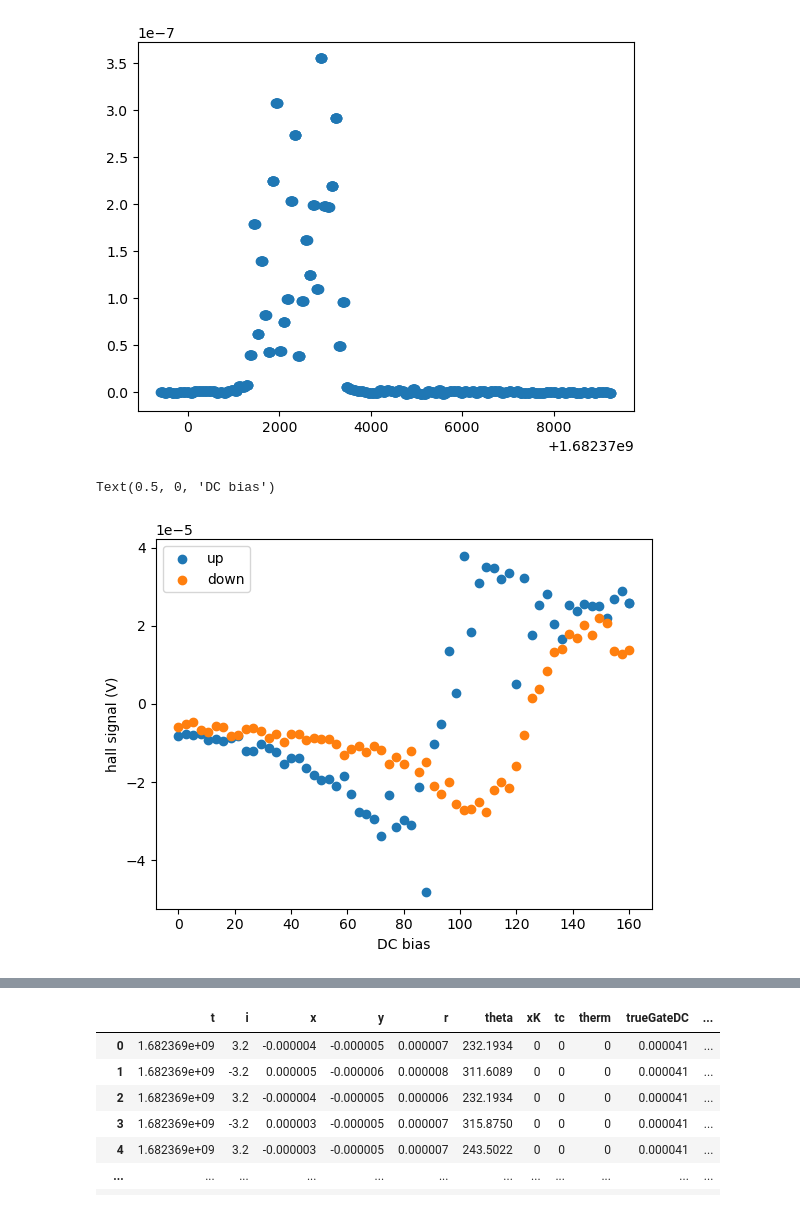
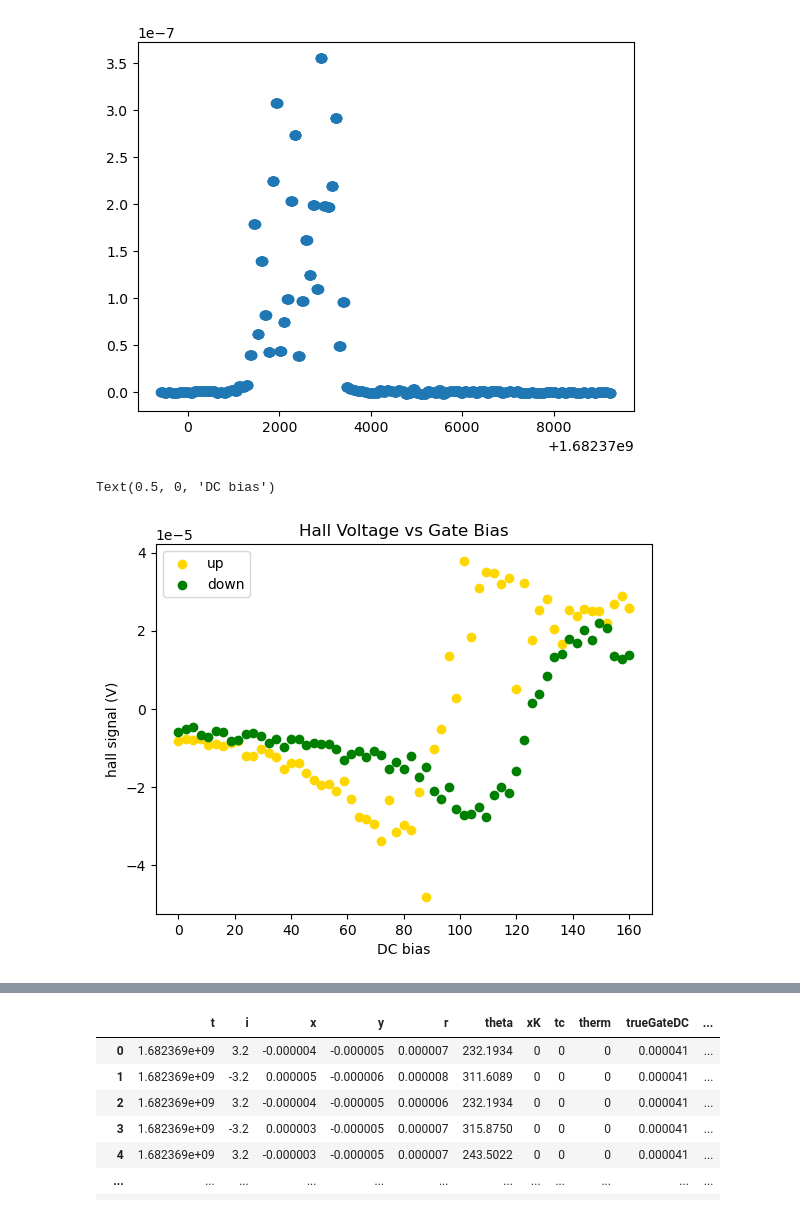
Before and after one commit to MatthewChalkG/ElectricalCharacterization, a Jupyter notebook: sortedelectricaldata/Data_Analysis2.ipynb, the cells around one changed output, grey strips where cells are left out. Drawn from its saved outputs; the diff is of its cells as text; code cells hidden in the pictures.

```diff
--- a/sortedelectricaldata/Data_Analysis2.ipynb
+++ b/sortedelectricaldata/Data_Analysis2.ipynb
@@ -577,28 +577,29 @@ plt.scatter(data['t'], data['trueGateI'])
 [figure]
 # %%
 data['curr'] = data['x2']/10**5
-data['samp_res'] = 1-data['x2']
+data['samp_res'] = (1-data['x2'])/data['curr']
 
 data1 = pd.DataFrame(data[:611])
 data2 = data[611:]
 
 
 dcList1 = data1['trueGateDC'].unique()
 g1 = avgHallSignal(data1)
 
 dcList2 = data2['trueGateDC'].unique()
 g2 = avgHallSignal(data2)
 
 #g1 = [1/g1[i] for i in range(len(g1))]
 
 
 #g2 = [1/g2[i] for i in range(len(g2))]
-plt.scatter(dcList1, g1, label = 'up')
-plt.scatter(dcList2, g2, label= 'down')
+plt.scatter(dcList1, g1, label = 'up', color = 'gold')
+plt.scatter(dcList2, g2, label= 'down', color = 'green')
 
 plt.legend()
+plt.title('Hall Voltage vs Gate Bias')
 plt.ylabel('hall signal (V)')
 plt.xlabel('DC bias')
 # %% [output]
 Text(0.5, 0, 'DC bias')
-[figure, old version]
+[figure, new version]
```
Also changed, not shown: parts of 6 cells of this notebook.
